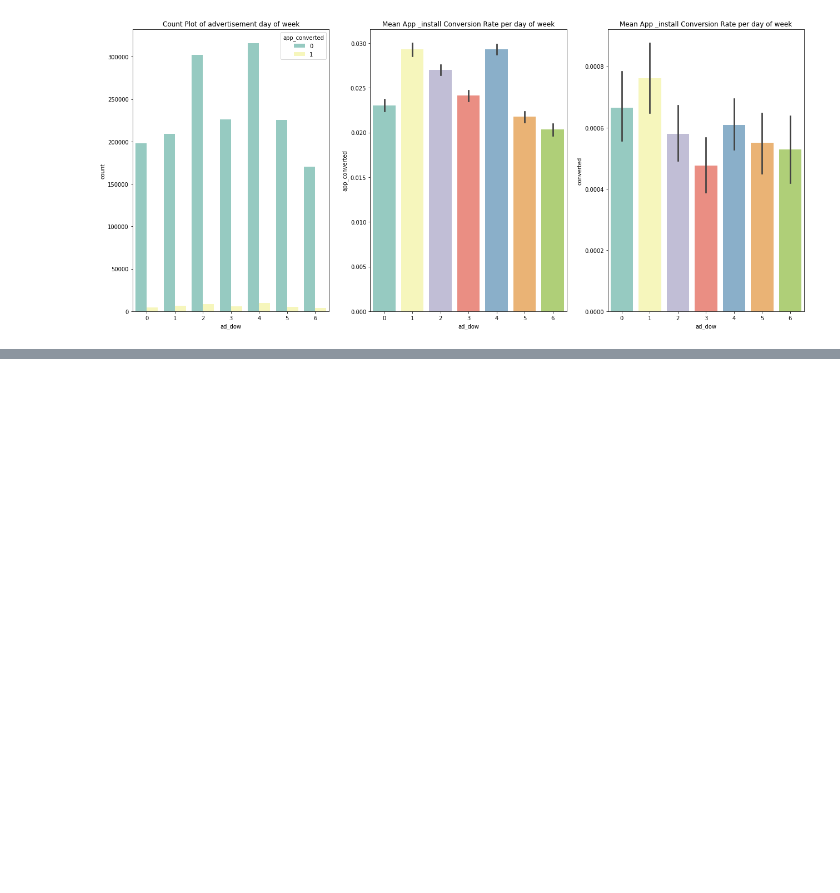
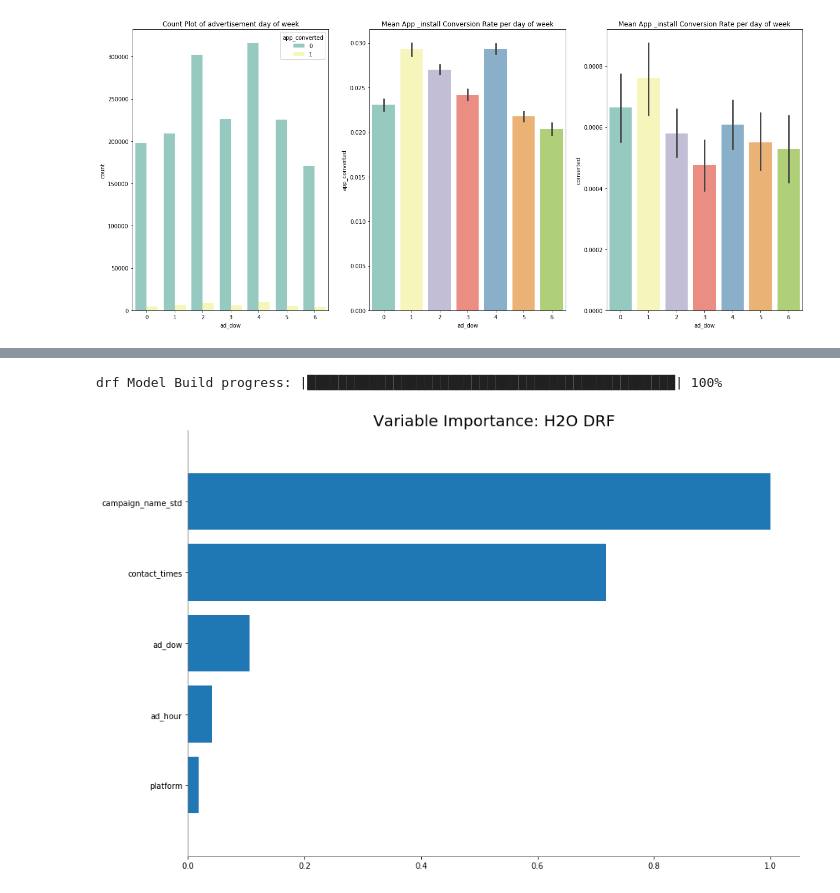
Before and after one commit to DwightTRAX/northwestern_imc_repo, a Jupyter notebook: athletics_challenge/athletics_analysis.ipynb, the cells around one changed output, grey strips where cells are left out. Cells and saved outputs as stored; diff of their text form; code cells hidden in the pictures; blank space fills up the shorter version.

```diff
--- a/athletics_challenge/athletics_analysis.ipynb
+++ b/athletics_challenge/athletics_analysis.ipynb
@@ -590,0 +692,5 @@ plt.show()
+# %%
+df = data[features+target].copy()
+# %%
+h2o_df = H2OFrame(df)
+h2o_df.summary()
@@ -590,0 +717,23 @@ plt.show()
+# %%
+# Split into 80% training and 20% test dataset
+h2o_df['app_converted'] = h2o_df['app_converted'].asfactor()
+strat_split = h2o_df['app_converted'].stratified_split(test_frac=0.2, seed=42)
+
+train = h2o_df[strat_split == 'train']
+test = h2o_df[strat_split == 'test']
+
+#feature = ['city_name', 'signup_os', 'signup_channel', 'vehicle_make', 'vehicle_model',
+          #'vehicle_year','day_of_week','is_weekend','is_bgc','vehicle_age']
+feature = ['ad_dow', 'ad_hour', 'contact_times', 'campaign_name_std','platform']
+target = 'app_converted'
+# %%
+# Build random forest model
+rf = H2ORandomForestEstimator(balance_classes=True, ntrees=100, max_depth=10,
+                                seed=1, score_each_iteration=True)
+rf.train(x=feature, y=target, training_frame=train)
+# %% [output]
+drf Model Build progress: |███████████████████████████████████████████████| 100%
+# %%
+rf.varimp_plot()
+# %% [output]
+[figure, added]
```
Also changed, not shown: parts of 41 cells of this notebook.
